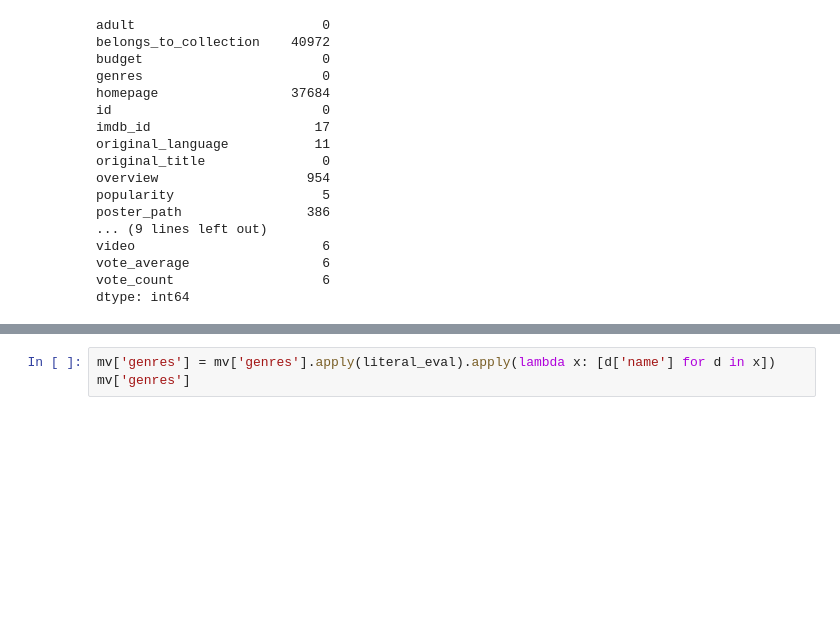
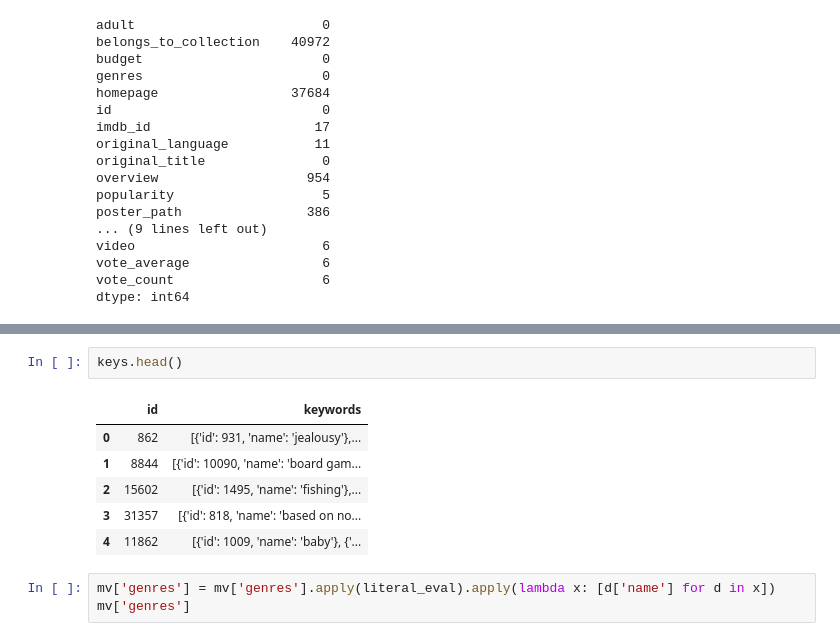
Before and after one commit to hkwan11/movie-recommender-system-svd, a Jupyter notebook: svd.ipynb, the cells around one changed output, grey strips where cells are left out. Drawn from its saved outputs; the diff is of its cells as text; blank space fills up the shorter version.

```diff
--- a/svd.ipynb
+++ b/svd.ipynb
@@ -78,3 +90,12 @@ dtype: int64
+# %%
+keys.head()
+# %% [output]
+|  | id | keywords |
+| 0 | 862 | [{'id': 931, 'name': 'jealousy'},... |
+| 1 | 8844 | [{'id': 10090, 'name': 'board gam... |
+| 2 | 15602 | [{'id': 1495, 'name': 'fishing'},... |
+| 3 | 31357 | [{'id': 818, 'name': 'based on no... |
+| 4 | 11862 | [{'id': 1009, 'name': 'baby'}, {'... |
 # %%
 mv['genres'] = mv['genres'].apply(literal_eval).apply(lambda x: [d['name'] for d in x])
 mv['genres']
```
Also changed, not shown: parts of 31 cells of this notebook, 1 other file.
